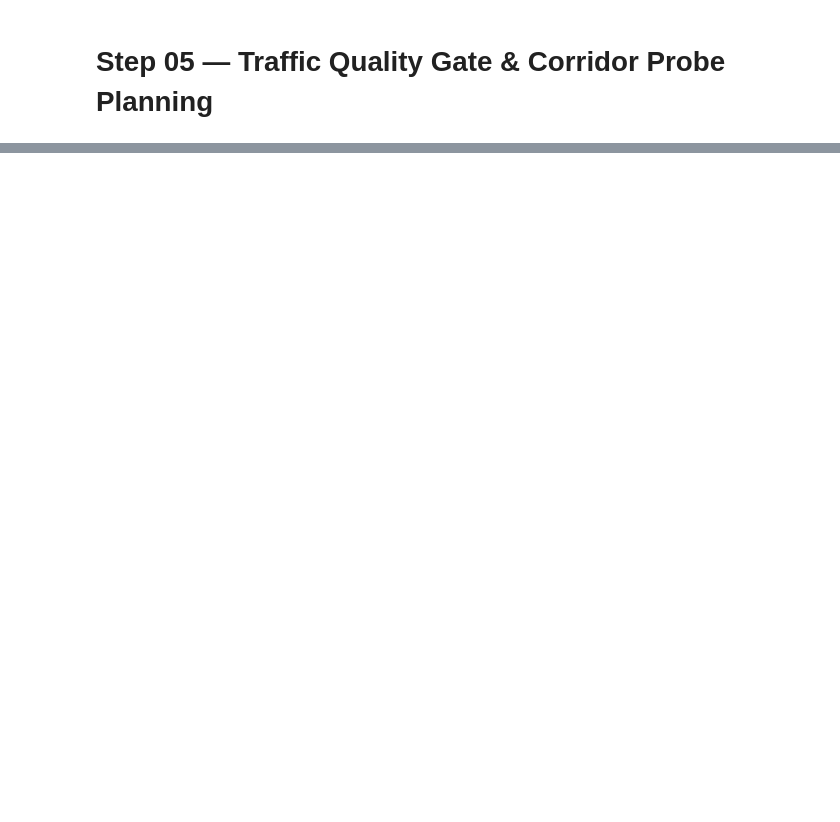
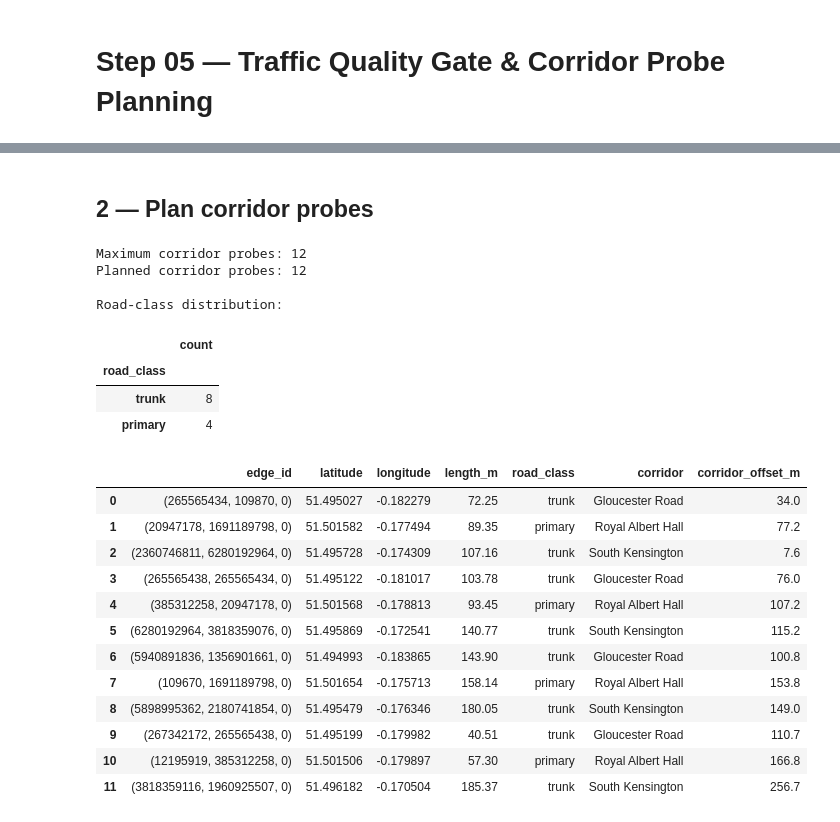
Before and after one commit to Aihan-2005/AiWithPython, a Jupyter notebook: AiLeason/notebooks/05_traffic_quality.ipynb, the cells around one changed output, grey strips where cells are left out. Saved outputs shown, nothing was run; the diff lists cells and outputs as text; code cells hidden in the pictures; blank space fills up the shorter version.

```diff
--- a/AiLeason/notebooks/05_traffic_quality.ipynb
+++ b/AiLeason/notebooks/05_traffic_quality.ipynb
@@ -571,0 +129,51 @@ PASS: Interactive map received a double-click.
+# %% [markdown]
+## 2 — Plan corridor probes
+# %%
+
+history = load_probe_history()
+
+REQUEST_LIMIT = 12
+
+plan = plan_corridor_probes(
+    G,
+    max_probes=REQUEST_LIMIT,
+    origins=ORIGINS,
+    destination=DESTINATION,
+    corridor_width_m=350,
+    min_length_m=35,
+    min_spacing_m=65,
+    history=history,
+)
+
+plan_df = pd.DataFrame(plan)
+
+print("Maximum corridor probes:", REQUEST_LIMIT)
+print("Planned corridor probes:", len(plan))
+
+if not plan_df.empty and "road_class" in plan_df.columns:
+    print("\nRoad-class distribution:")
+    display(plan_df["road_class"].value_counts().rename("count").to_frame())
+
+display(plan_df)
+# %% [output]
+Maximum corridor probes: 12
+Planned corridor probes: 12
+
+Road-class distribution:
+|  | count |
+| road_class |  |
+| trunk | 8 |
+| primary | 4 |
+|  | edge_id | latitude | longitude | length_m | road_class | corridor | corridor_offset_m |
+| 0 | (265565434, 109870, 0) | 51.495027 | -0.182279 | 72.25 | trunk | Gloucester Road | 34.0 |
+| 1 | (20947178, 1691189798, 0) | 51.501582 | -0.177494 | 89.35 | primary | Royal Albert Hall | 77.2 |
+| 2 | (2360746811, 6280192964, 0) | 51.495728 | -0.174309 | 107.16 | trunk | South Kensington | 7.6 |
+| 3 | (265565438, 265565434, 0) | 51.495122 | -0.181017 | 103.78 | trunk | Gloucester Road | 76.0 |
+| 4 | (385312258, 20947178, 0) | 51.501568 | -0.178813 | 93.45 | primary | Royal Albert Hall | 107.2 |
+| 5 | (6280192964, 3818359076, 0) | 51.495869 | -0.172541 | 140.77 | trunk | South Kensington | 115.2 |
+| 6 | (5940891836, 1356901661, 0) | 51.494993 | -0.183865 | 143.90 | trunk | Gloucester Road | 100.8 |
+| 7 | (109670, 1691189798, 0) | 51.501654 | -0.175713 | 158.14 | primary | Royal Albert Hall | 153.8 |
+| 8 | (5898995362, 2180741854, 0) | 51.495479 | -0.176346 | 180.05 | trunk | South Kensington | 149.0 |
+| 9 | (267342172, 265565438, 0) | 51.495199 | -0.179982 | 40.51 | trunk | Gloucester Road | 110.7 |
+| 10 | (12195919, 385312258, 0) | 51.501506 | -0.179897 | 57.30 | primary | Royal Albert Hall | 166.8 |
+| 11 | (3818359116, 1960925507, 0) | 51.496182 | -0.170504 | 185.37 | trunk | South Kensington | 256.7 |
```
Also changed, not shown: parts of 41 cells of this notebook, 2 other files.
